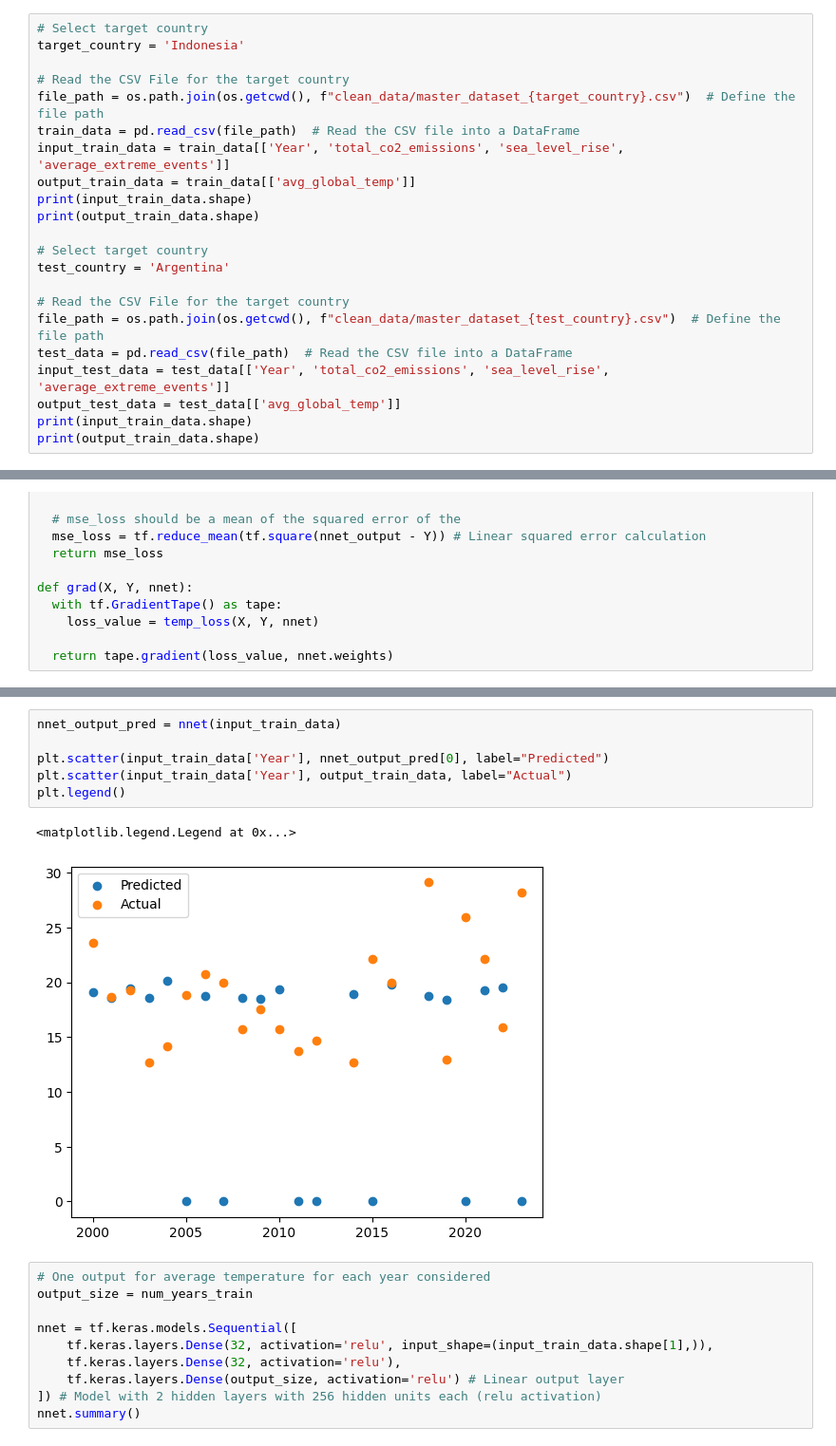
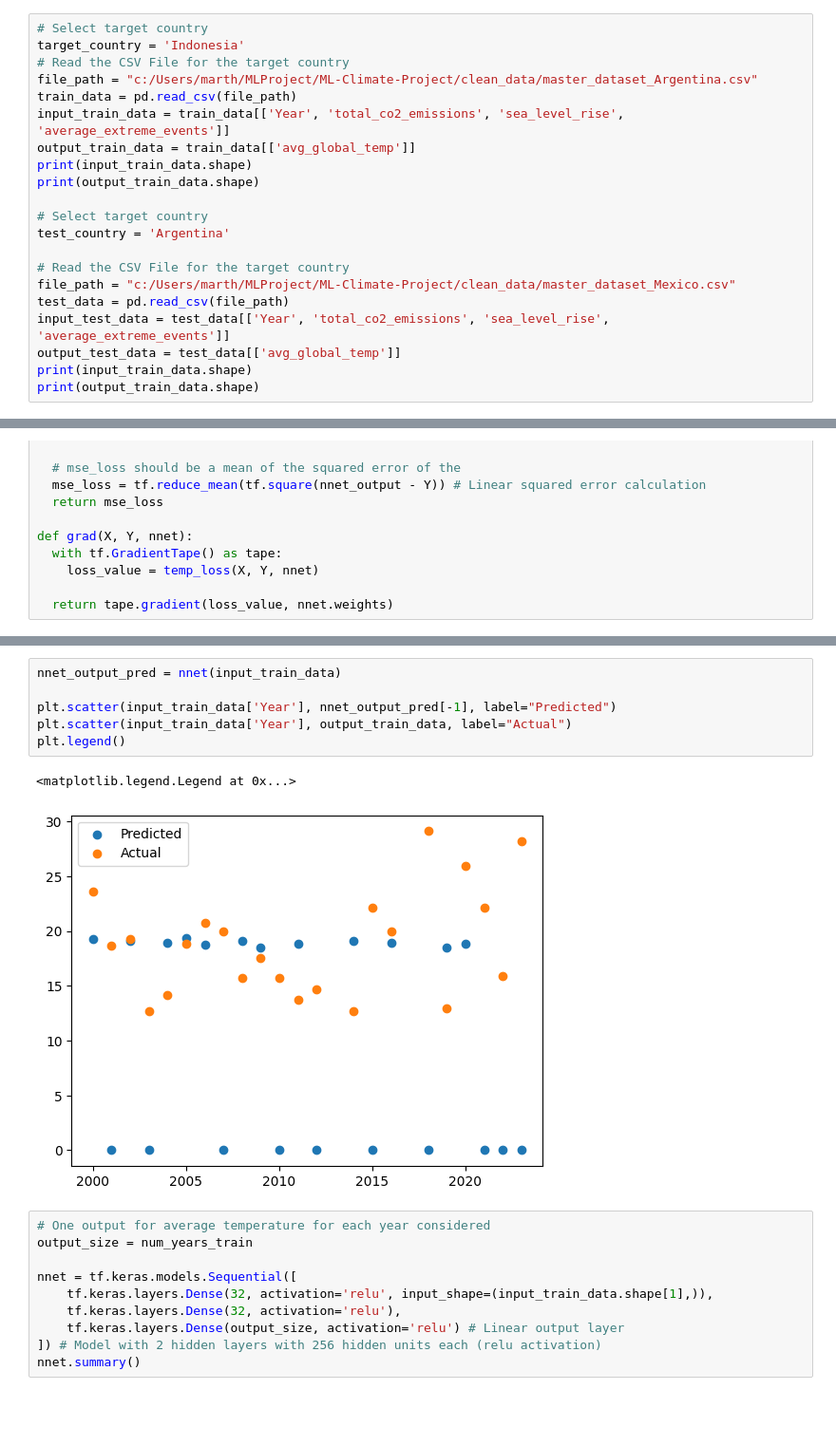
Before and after one commit to unc-ml-climate-project/ML-Climate-Project, a Jupyter notebook: models/nnet_model.ipynb, the cells around one changed output, grey strips where cells are left out. Shown at 95% size. Drawn from its saved outputs; the diff is of its cells as text; blank space fills up the shorter version.

Commit message:
Martha Grace nnet model

```diff
--- a/models/nnet_model.ipynb
+++ b/models/nnet_model.ipynb
@@ -7,10 +7,9 @@ import matplotlib.pyplot as plt
 # %%
 # Select target country
 target_country = 'Indonesia'
-
 # Read the CSV File for the target country
-file_path = os.path.join(os.getcwd(), f"clean_data/master_dataset_{target_country}.csv")  # Define the file path
-train_data = pd.read_csv(file_path)  # Read the CSV file into a DataFrame
+file_path = "c:/Users/marth/MLProject/ML-Climate-Project/clean_data/master_dataset_Argentina.csv"
+train_data = pd.read_csv(file_path)
 input_train_data = train_data[['Year', 'total_co2_emissions', 'sea_level_rise', 'average_extreme_events']]
 output_train_data = train_data[['avg_global_temp']]
 print(input_train_data.shape)
@@ -20,8 +19,8 @@ print(output_train_data.shape)
 test_country = 'Argentina'
 
 # Read the CSV File for the target country
-file_path = os.path.join(os.getcwd(), f"clean_data/master_dataset_{test_country}.csv")  # Define the file path
-test_data = pd.read_csv(file_path)  # Read the CSV file into a DataFrame
+file_path = "c:/Users/marth/MLProject/ML-Climate-Project/clean_data/master_dataset_Mexico.csv"
+test_data = pd.read_csv(file_path)
 input_test_data = test_data[['Year', 'total_co2_emissions', 'sea_level_rise', 'average_extreme_events']]
 output_test_data = test_data[['avg_global_temp']]
 print(input_train_data.shape)
@@ -111,12 +110,12 @@ Loss at step 999: 135.568
 # %%
 nnet_output_pred = nnet(input_train_data)
 
-plt.scatter(input_train_data['Year'], nnet_output_pred[0], label="Predicted")
+plt.scatter(input_train_data['Year'], nnet_output_pred[-1], label="Predicted")
 plt.scatter(input_train_data['Year'], output_train_data, label="Actual")
 plt.legend()
 # %% [output]
 <matplotlib.legend.Legend at 0x...>
-[figure, old version]
+[figure, new version]
 # %%
 # One output for average temperature for each year considered
 output_size = num_years_train
```
Also changed, not shown: parts of 3 cells of this notebook.
